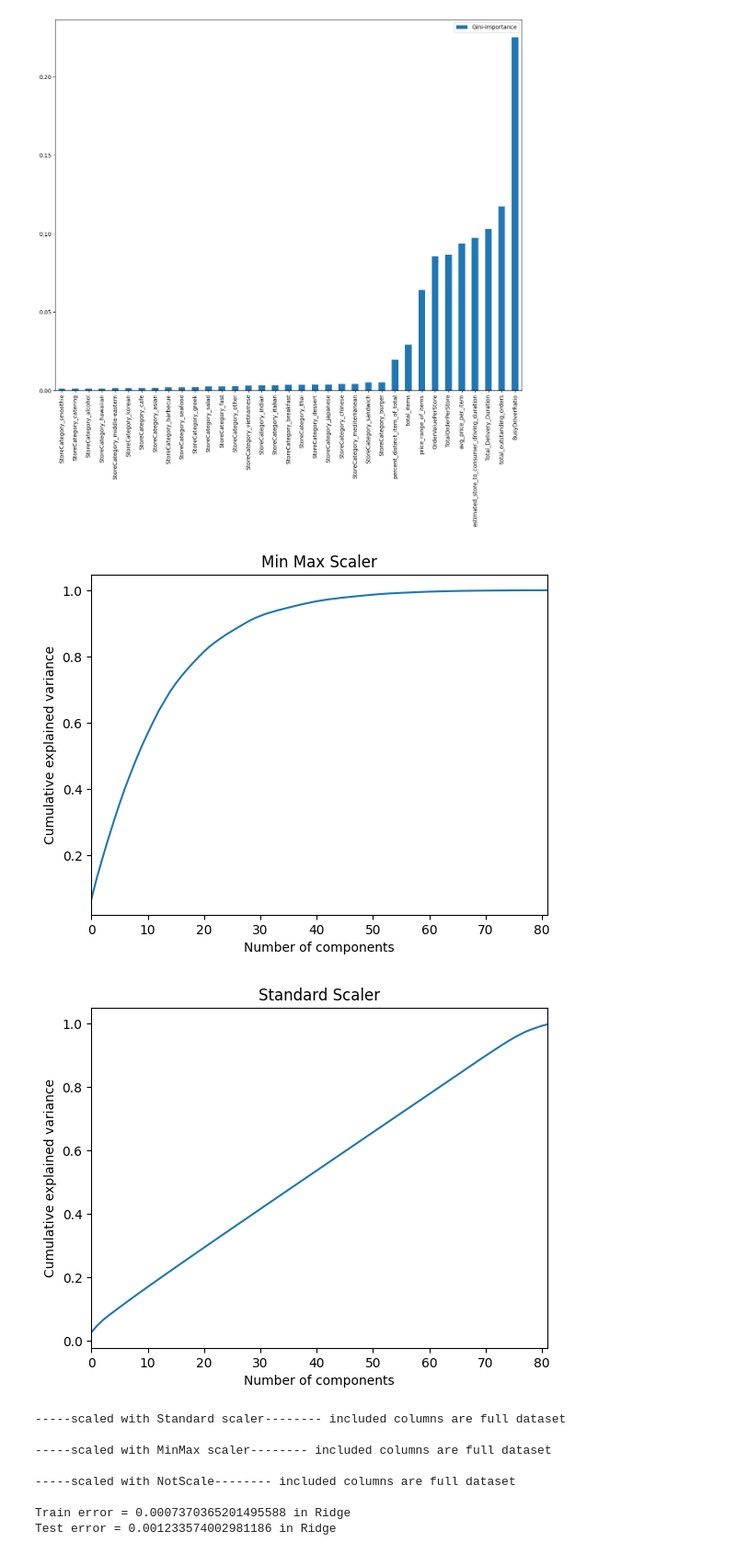
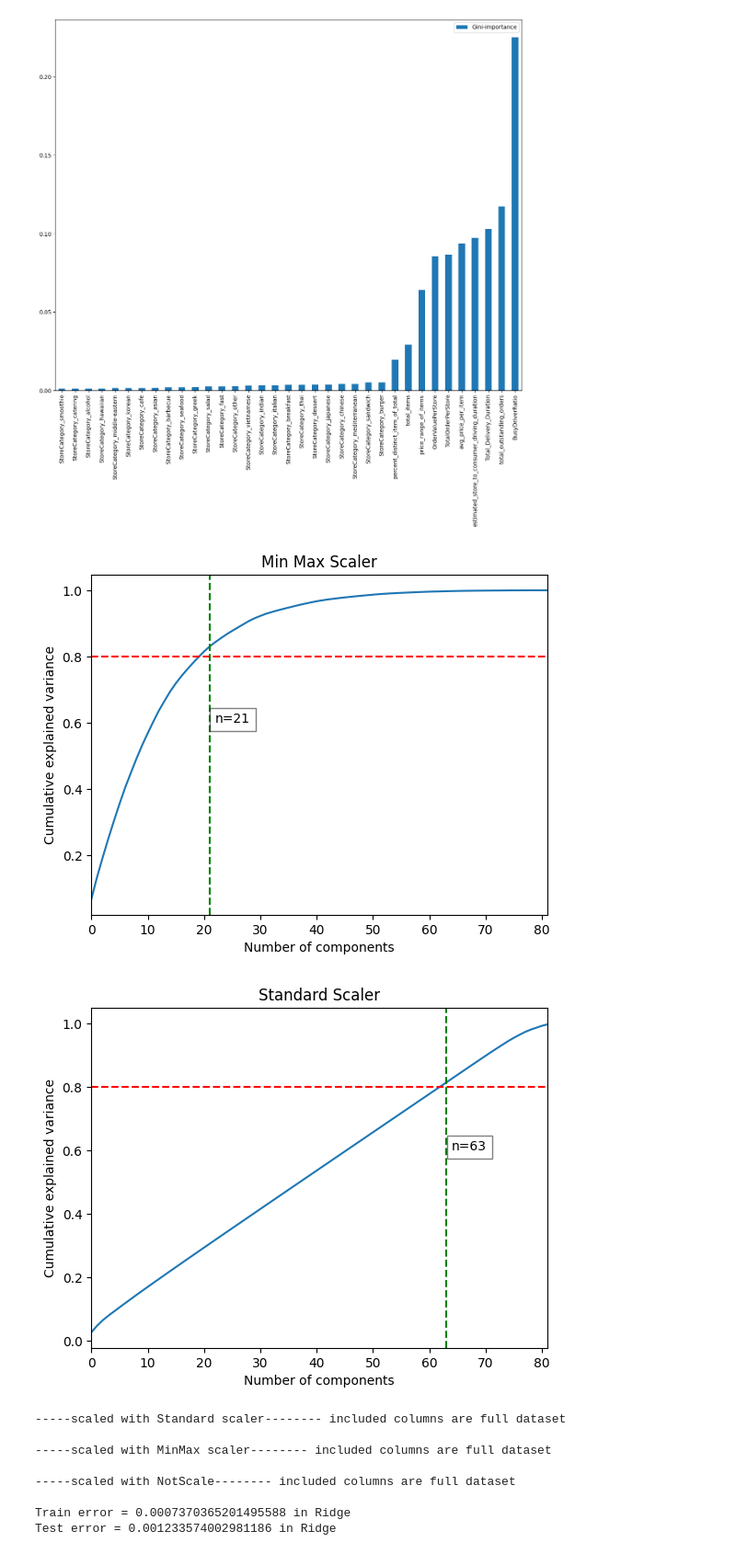
Before and after one commit to zkontor/DoorDashModels, a Jupyter notebook: Models/models.ipynb, the cells around one changed output. Shown: that part at 92% size. Drawn from its saved outputs; the diff is of its cells as text; code cells hidden in the pictures.

```diff
--- a/Models/models.ipynb
+++ b/Models/models.ipynb
@@ -388,35 +388,49 @@ from sklearn.decomposition import PCA
 from sklearn.preprocessing import StandardScaler, MinMaxScaler
 
 X_Train=X_train.values
 X_Train=np.asarray(X_Train)
 
 # Min Max Scaler
 X_MinMaxScale=MinMaxScaler().fit_transform(X_Train)
 pca = PCA().fit(X_MinMaxScale)
 plt.plot(np.cumsum(pca.explained_variance_ratio_))
 plt.xlim(0, 81)
 plt.xlabel('Number of components')
 plt.ylabel('Cumulative explained variance')
 plt.title("Min Max Scaler")
+plt.axhline(y=0.8, color='r', linestyle='--')
+# Finding the number of components for 80% variance
+n_components_80 = np.where(np.cumsum(pca.explained_variance_ratio_) >= 0.8)[0][0] + 1
+plt.axvline(x=n_components_80, color='g', linestyle='--')
+plt.text(n_components_80+1, 0.6, f'n={n_components_80}',
+         bbox=dict(facecolor='white', alpha=0.5))
+
 plt.show()
+
 
 
 # Standard Scaler
 X_stdScale=StandardScaler().fit_transform(X_Train)
 pca = PCA().fit(X_stdScale)
 plt.plot(np.cumsum(pca.explained_variance_ratio_))
 plt.xlim(0, 81)
 plt.xlabel('Number of components')
 plt.ylabel('Cumulative explained variance')
 plt.title("Standard Scaler")
+plt.axhline(y=0.8, color='r', linestyle='--')
+n_components_80 = np.where(np.cumsum(pca.explained_variance_ratio_) >= 0.8)[0][0] + 1
+plt.axvline(x=n_components_80, color='g', linestyle='--')
+plt.text(n_components_80+1, 0.6, f'n={n_components_80}',
+         bbox=dict(facecolor='white', alpha=0.5))
+
 plt.show()
 
 ##PCA shows that around 60-70 components are needed to explain ~80% of the variance in the data which makes the PCA not very useful in this case
 
 # 3/25/25 Update: Using MinMax Scaler allowed for the PCA to be more useful in this case causing around 18-20 components to explain ~80% of the variance in the data
 # %% [output]
-[figure, old version]
+[figure, new version]
-[figure, old version]
+[figure, new version]
 # %%
 #Scaling the data
 from sklearn.preprocessing import MinMaxScaler, StandardScaler
```
